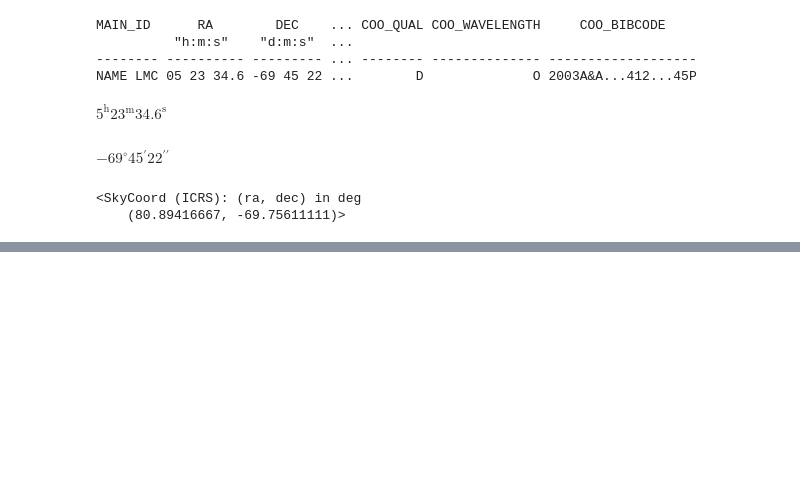
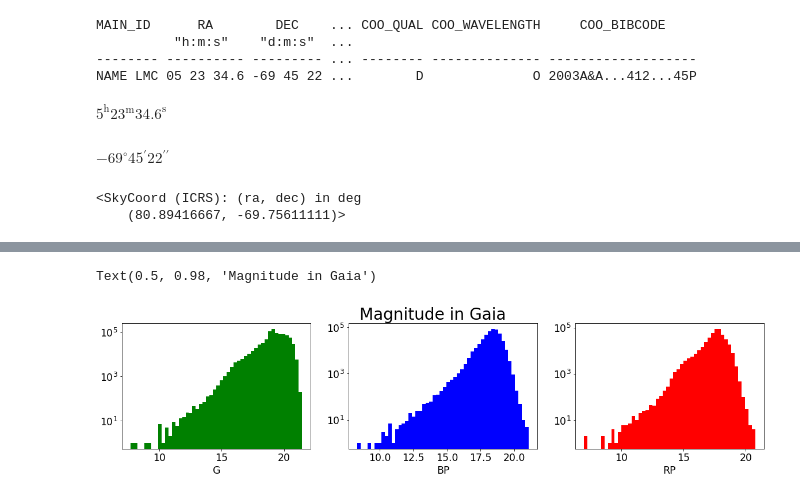
Before and after one commit to sylvielsstfr/MyGaia, a Jupyter notebook: GetFromAstroQuery/GaiaStarQuery.ipynb, the cells around one changed output, grey strips where cells are left out. Saved outputs shown, nothing was run; the diff lists cells and outputs as text; code cells hidden in the pictures; blank space fills up the shorter version.

```diff
--- a/GetFromAstroQuery/GaiaStarQuery.ipynb
+++ b/GetFromAstroQuery/GaiaStarQuery.ipynb
@@ -115,16 +115,22 @@ Text(0.5, 0.98, 'Magnitude in Gaia')
 # %%
-j = Gaia.cone_search_async(coordinate=galaxy_coord, radius=0.5*u.deg)
+j = Gaia.cone_search_async(coordinate=galaxy_coord, radius=1.0*u.deg)
 r = j.get_results()
 r.pprint()
 # %%
 fig=plt.figure(figsize=(20,4))
 ax1=fig.add_subplot(131)
 ax1.hist(r["phot_g_mean_mag"],bins=50,facecolor="g");
 ax1.set_xlabel("G")
+ax1.set_yscale("log")
 ax2=fig.add_subplot(132)
 ax2.hist(r["phot_bp_mean_mag"],bins=50,facecolor="b");
 ax2.set_xlabel("BP")
+ax2.set_yscale("log")
 ax3=fig.add_subplot(133)
 ax3.hist(r["phot_rp_mean_mag"],bins=50,facecolor="r");
 ax3.set_xlabel("RP")
+ax3.set_yscale("log")
 plt.suptitle("Magnitude in Gaia",fontsize=28)
+# %% [output]
+Text(0.5, 0.98, 'Magnitude in Gaia')
+[figure, added]
```
Also changed, not shown: parts of 4 cells of this notebook, 5 other files.
